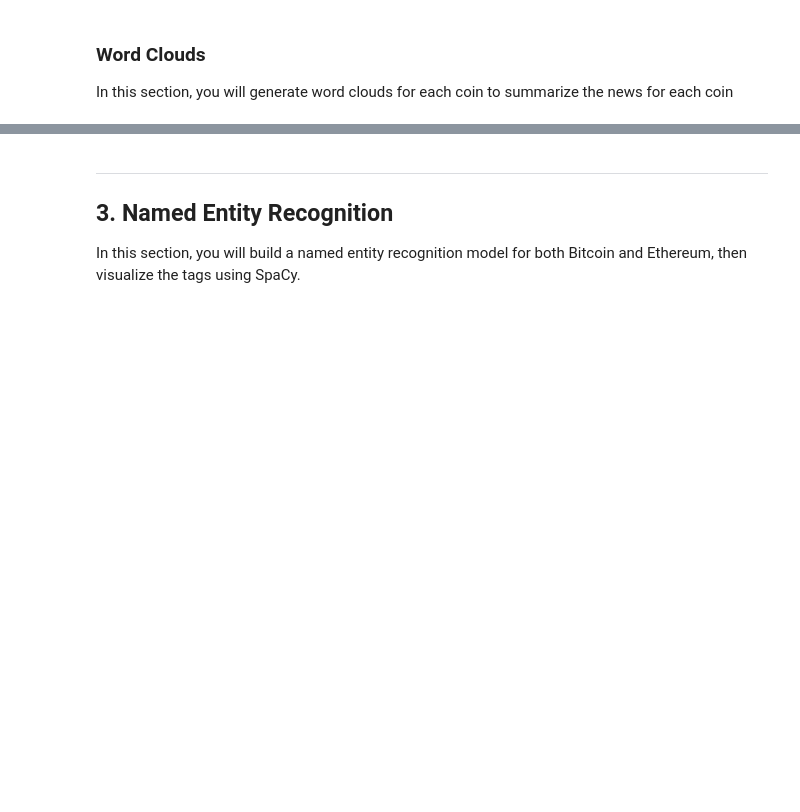
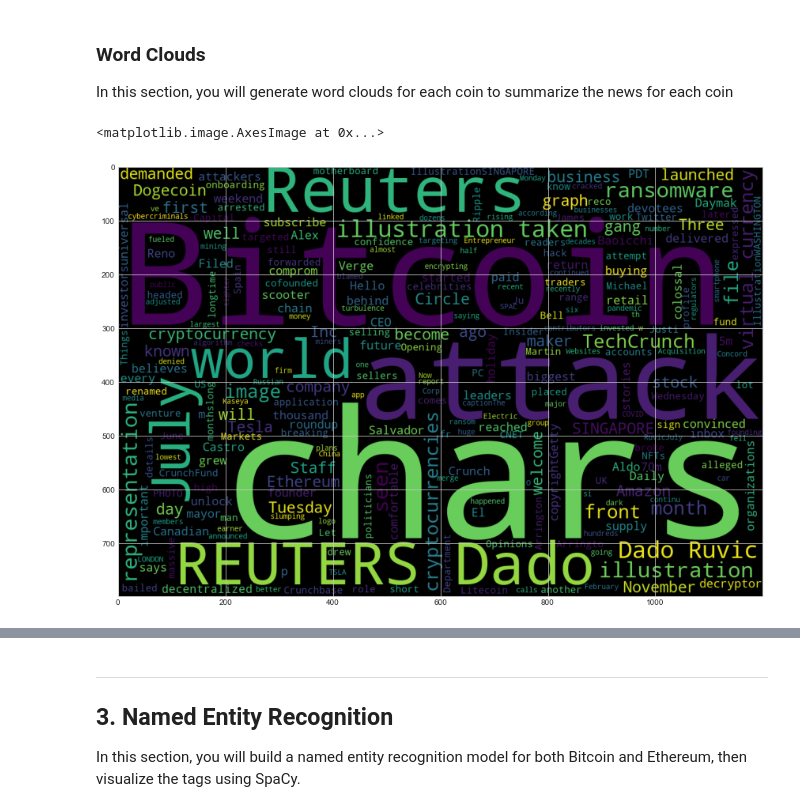
Before and after one commit to hanson0629/homework, a Jupyter notebook: 12NLP/crypto_sentiment.ipynb, the cells around one changed output, grey strips where cells are left out. Saved outputs shown, nothing was run; the diff lists cells and outputs as text; code cells hidden in the pictures; blank space fills up the shorter version.

```diff
--- a/12NLP/crypto_sentiment.ipynb
+++ b/12NLP/crypto_sentiment.ipynb
@@ -50,3 +40,3 @@ TypeError: expected string or bytes-like object
 # %%
 # Fetch the Ethereum news articles
-# YOUR CODE HERE!
+ethereum_articles = newsapi.get_everything(q="Ethereum", language="en", sort_by="relevancy")
@@ -95,10 +199,10 @@ from string import punctuation
 import re
 # %%
 # Instantiate the lemmatizer
-# YOUR CODE HERE!
+lemmatizer = WordNetLemmatizer()
 
 # Create a list of stopwords
-# YOUR CODE HERE!
+sw = set(stopwords.words('english'))
 
 # Expand the default stopwords list if necessary
 # YOUR CODE HERE!
@@ -108,16 +212,17 @@ def tokenizer(text):
     """Tokenizes text."""
 
     # Remove the punctuation from text
-
+    regex = re.compile("[^a-zA-Z ]")
+    re_clean = regex.sub('', text)
 
     # Create a tokenized list of the words
-
+    words = word_tokenize(re_clean)
 
     # Lemmatize words into root words
-
+    lem = [lemmatizer.lemmatize(word) for word in words]
 
     # Convert the words to lowercase
-
+    tokens = [word.lower() for word in lem if word.lower() not in sw]
 
     # Remove the stop words
 
@@ -125,4 +230,5 @@ def tokenizer(text):
     return tokens
 # %%
 # Create a new tokens column for Bitcoin
-# YOUR CODE HERE!
+bitcoin_df["tokens"] =  bitcoin_df.text.apply(tokenizer)
+bitcoin_df.head()
@@ -178,0 +337,7 @@ mpl.rcParams['figure.figsize'] = [20.0, 10.0]
+# %%
+# Generate the Bitcoin word cloud
+wc = WordCloud(width=1200, height=800, max_words=500).generate(bitcoin_df.text.str.cat())
+plt.imshow(wc)
+# %% [output]
+<matplotlib.image.AxesImage at 0x...>
+[figure, added]
```
Also changed, not shown: parts of 31 cells of this notebook, 2 other files.
